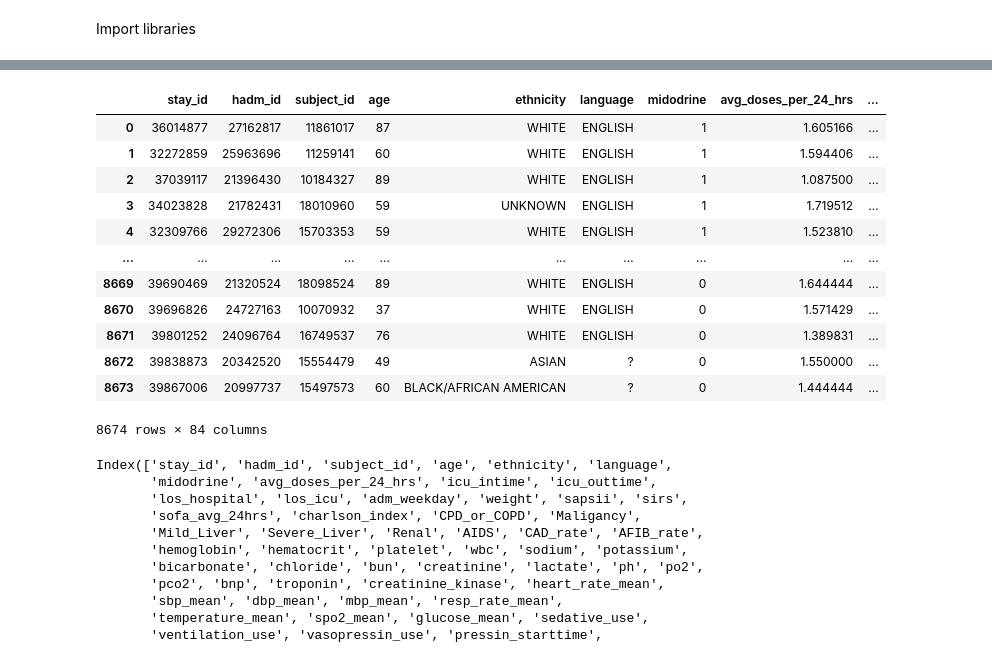
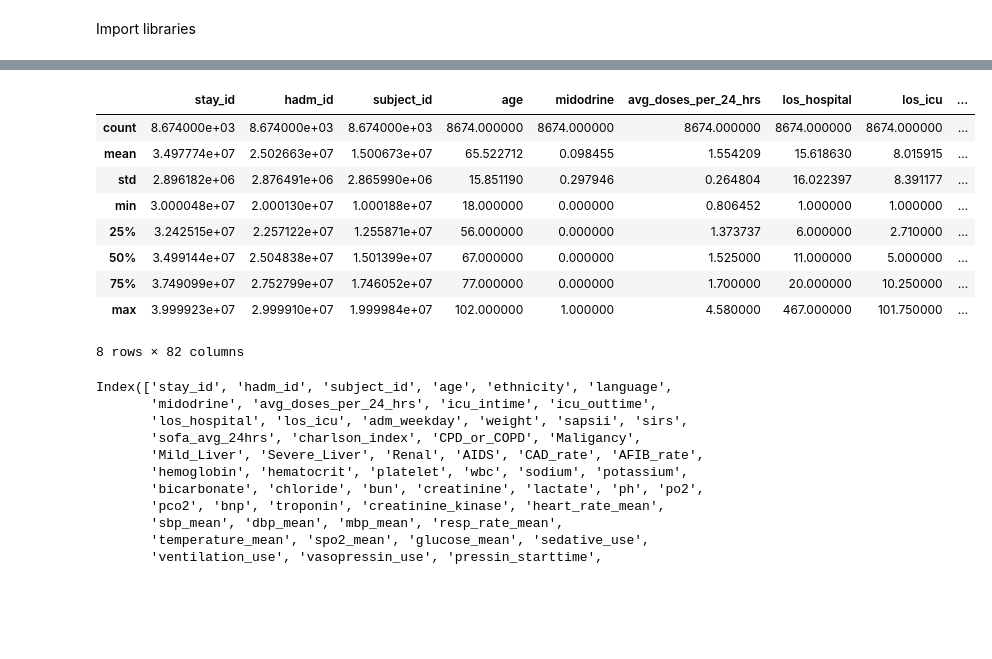
Before and after one commit to Jarvis-BITS/midodrine-mimic-iv, a Jupyter notebook: notebook/04_tableone.ipynb, the cells around one changed output, grey strips where cells are left out. Saved outputs shown, nothing was run; the diff lists cells and outputs as text; code cells hidden in the pictures; blank space fills up the shorter version.

```diff
--- a/notebook/04_tableone.ipynb
+++ b/notebook/04_tableone.ipynb
@@ -32,23 +37,20 @@ sns.set(rc={'figure.figsize':(16,10)}, font_scale=1.3)
 import warnings
 warnings.filterwarnings('ignore')
 # %%
-cohort_table = pd.read_csv('table_cohort.csv')
+cohort_table = pd.read_csv('/content/drive/MyDrive/midodrine_table1_results/table_cohort.csv')
 # %%
-cohort_table
+cohort_table.describe()
 # %% [output]
-|  | stay_id | hadm_id | subject_id | age | ethnicity | language | midodrine | avg_doses_per_24_hrs | ... |
-| 0 | 36014877 | 27162817 | 11861017 | 87 | WHITE | ENGLISH | 1 | 1.605166 | ... |
-| 1 | 32272859 | 25963696 | 11259141 | 60 | WHITE | ENGLISH | 1 | 1.594406 | ... |
-| 2 | 37039117 | 21396430 | 10184327 | 89 | WHITE | ENGLISH | 1 | 1.087500 | ... |
-| 3 | 34023828 | 21782431 | 18010960 | 59 | UNKNOWN | ENGLISH | 1 | 1.719512 | ... |
-| 4 | 32309766 | 29272306 | 15703353 | 59 | WHITE | ENGLISH | 1 | 1.523810 | ... |
-| ... | ... | ... | ... | ... | ... | ... | ... | ... | ... |
-| 8669 | 39690469 | 21320524 | 18098524 | 89 | WHITE | ENGLISH | 0 | 1.644444 | ... |
-| 8670 | 39696826 | 24727163 | 10070932 | 37 | WHITE | ENGLISH | 0 | 1.571429 | ... |
-| 8671 | 39801252 | 24096764 | 16749537 | 76 | WHITE | ENGLISH | 0 | 1.389831 | ... |
-| 8672 | 39838873 | 20342520 | 15554479 | 49 | ASIAN | ? | 0 | 1.550000 | ... |
-| 8673 | 39867006 | 20997737 | 15497573 | 60 | BLACK/AFRICAN AMERICAN | ? | 0 | 1.444444 | ... |
+|  | stay_id | hadm_id | subject_id | age | midodrine | avg_doses_per_24_hrs | los_hospital | los_icu | ... |
+| count | 8.674000e+03 | 8.674000e+03 | 8.674000e+03 | 8674.000000 | 8674.000000 | 8674.000000 | 8674.000000 | 8674.000000 | ... |
+| mean | 3.497774e+07 | 2.502663e+07 | 1.500673e+07 | 65.522712 | 0.098455 | 1.554209 | 15.618630 | 8.015915 | ... |
+| std | 2.896182e+06 | 2.876491e+06 | 2.865990e+06 | 15.851190 | 0.297946 | 0.264804 | 16.022397 | 8.391177 | ... |
+| min | 3.000048e+07 | 2.000130e+07 | 1.000188e+07 | 18.000000 | 0.000000 | 0.806452 | 1.000000 | 1.000000 | ... |
+| 25% | 3.242515e+07 | 2.257122e+07 | 1.255871e+07 | 56.000000 | 0.000000 | 1.373737 | 6.000000 | 2.710000 | ... |
+| 50% | 3.499144e+07 | 2.504838e+07 | 1.501399e+07 | 67.000000 | 0.000000 | 1.525000 | 11.000000 | 5.000000 | ... |
+| 75% | 3.749099e+07 | 2.752799e+07 | 1.746052e+07 | 77.000000 | 0.000000 | 1.700000 | 20.000000 | 10.250000 | ... |
+| max | 3.999923e+07 | 2.999910e+07 | 1.999984e+07 | 102.000000 | 1.000000 | 4.580000 | 467.000000 | 101.750000 | ... |
-8674 rows × 84 columns
+8 rows × 82 columns
 # %%
 cohort_table.columns
 # %% [output]
```
Also changed, not shown: parts of 6 cells of this notebook.
